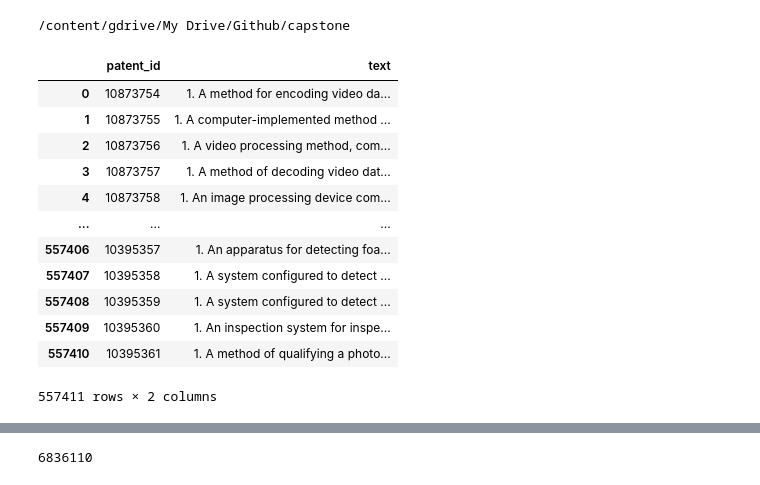
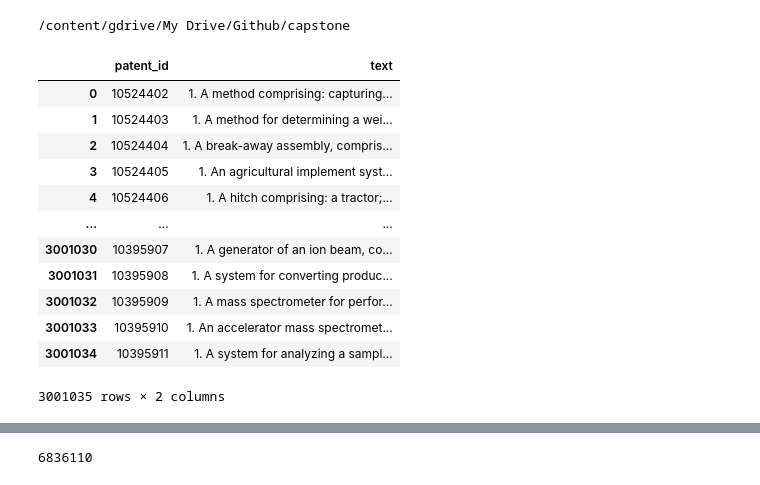
Before and after one commit to cmfritz/NLP-Patent-Classification, a Jupyter notebook: analysis.ipynb, the cells around one changed output, grey strips where cells are left out. Saved outputs shown, nothing was run; the diff lists cells and outputs as text; code cells hidden in the pictures.

```diff
--- a/analysis.ipynb
+++ b/analysis.ipynb
@@ -36,19 +37,18 @@ Mounted at /content/gdrive
 /content/gdrive/My Drive/Github/capstone
 # %%
 df = pd.read_pickle('data/master_data.pkl')
-df = df.drop('claim_number', axis=1)
 df
 # %% [output]
 |  | patent_id | text |
-| 0 | 10873754 | 1. A method for encoding video da... |
-| 1 | 10873755 | 1. A computer-implemented method ... |
-| 2 | 10873756 | 1. A video processing method, com... |
-| 3 | 10873757 | 1. A method of decoding video dat... |
-| 4 | 10873758 | 1. An image processing device com... |
+| 0 | 10524402 | 1. A method comprising: capturing... |
+| 1 | 10524403 | 1. A method for determining a wei... |
+| 2 | 10524404 | 1. A break-away assembly, compris... |
+| 3 | 10524405 | 1. An agricultural implement syst... |
+| 4 | 10524406 | 1. A hitch comprising: a tractor;... |
 | ... | ... | ... |
-| 557406 | 10395357 | 1. An apparatus for detecting foa... |
-| 557407 | 10395358 | 1. A system configured to detect ... |
-| 557408 | 10395359 | 1. A system configured to detect ... |
-| 557409 | 10395360 | 1. An inspection system for inspe... |
-| 557410 | 10395361 | 1. A method of qualifying a photo... |
+| 3001030 | 10395907 | 1. A generator of an ion beam, co... |
+| 3001031 | 10395908 | 1. A system for converting produc... |
+| 3001032 | 10395909 | 1. A mass spectrometer for perfor... |
+| 3001033 | 10395910 | 1. An accelerator mass spectromet... |
+| 3001034 | 10395911 | 1. A system for analyzing a sampl... |
-557411 rows × 2 columns
+3001035 rows × 2 columns
```
Also changed, not shown: parts of 32 cells of this notebook.
